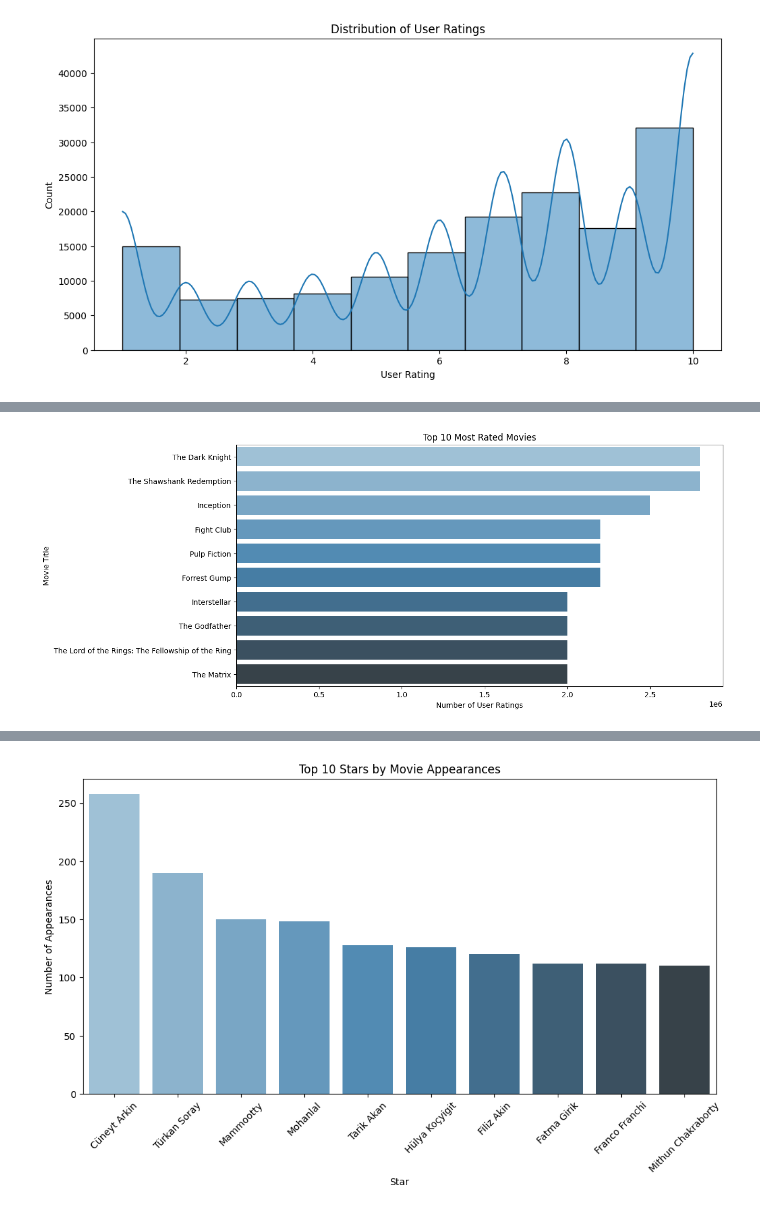
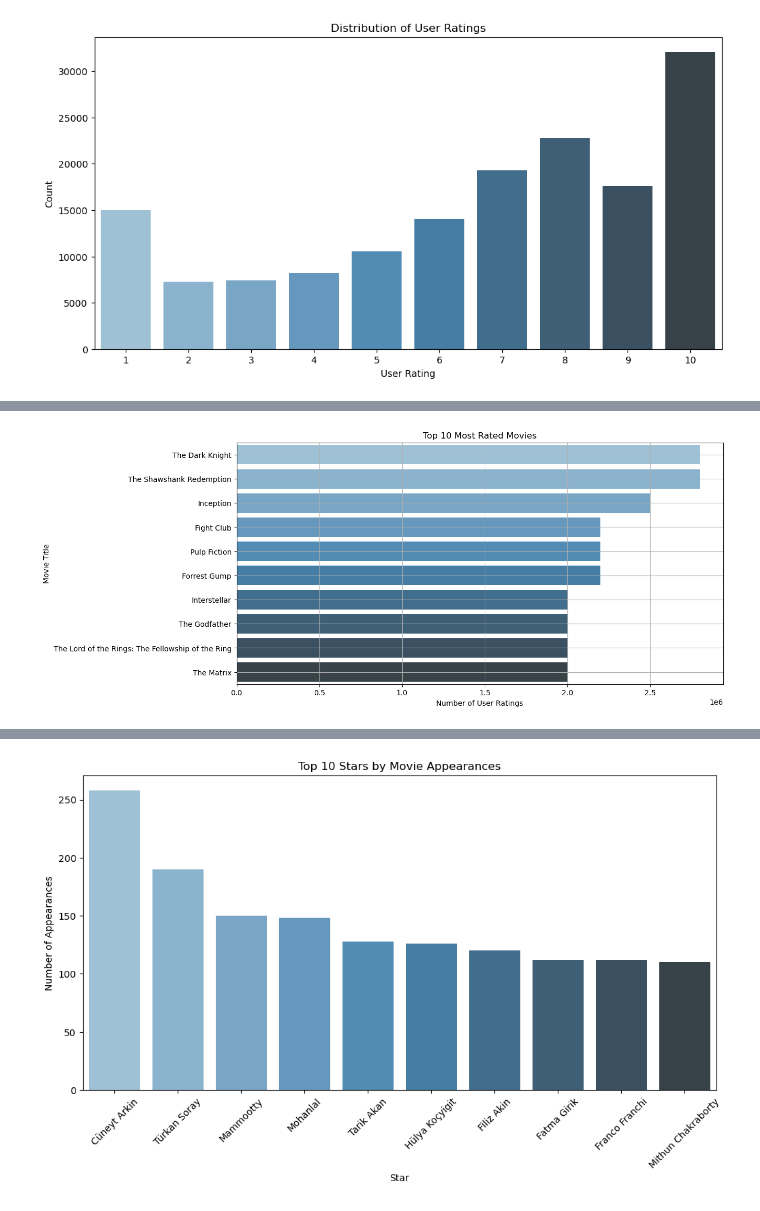
Before and after one commit to huynm116/ds-project, a Jupyter notebook: analysis/analysis.ipynb, the cells around one changed output, grey strips where cells are left out. Saved outputs shown, nothing was run; the diff lists cells and outputs as text; code cells hidden in the pictures.

```diff
--- a/analysis/analysis.ipynb
+++ b/analysis/analysis.ipynb
@@ -15,13 +15,13 @@ merged_df = pd.merge(ratings_df, movies_df, on='movie_id')
 # %%
 # 1. Distribution of user ratings
 plt.figure(figsize=(12, 6))
-sns.histplot(merged_df['user_rating'], kde=True, bins=10)
+sns.countplot(x='user_rating', data=merged_df, palette='Blues_d')
 plt.title('Distribution of User Ratings')
 plt.xlabel('User Rating')
 plt.ylabel('Count')
 plt.show()
 # %% [output]
-[figure, old version]
+[figure, new version]
 # %%
 # 2. Average rating of movies over the years
 avg_ratings_year = merged_df.groupby('year')['rating'].mean().reset_index()
@@ -43,9 +43,10 @@ sns.barplot(x=top_rated_movies_corrected['num_rating'], y=top_rated_movies_corre
 plt.title('Top 10 Most Rated Movies')
 plt.xlabel('Number of User Ratings')
 plt.ylabel('Movie Title')
+plt.grid(True)
 plt.show()
 # %% [output]
-[figure, old version]
+[figure, new version]
 # %%
 # 4. Relationship between budget and gross earnings for movies
 # Filtering out movies without budget or gross information
```
Also changed, not shown: parts of 13 cells of this notebook.
